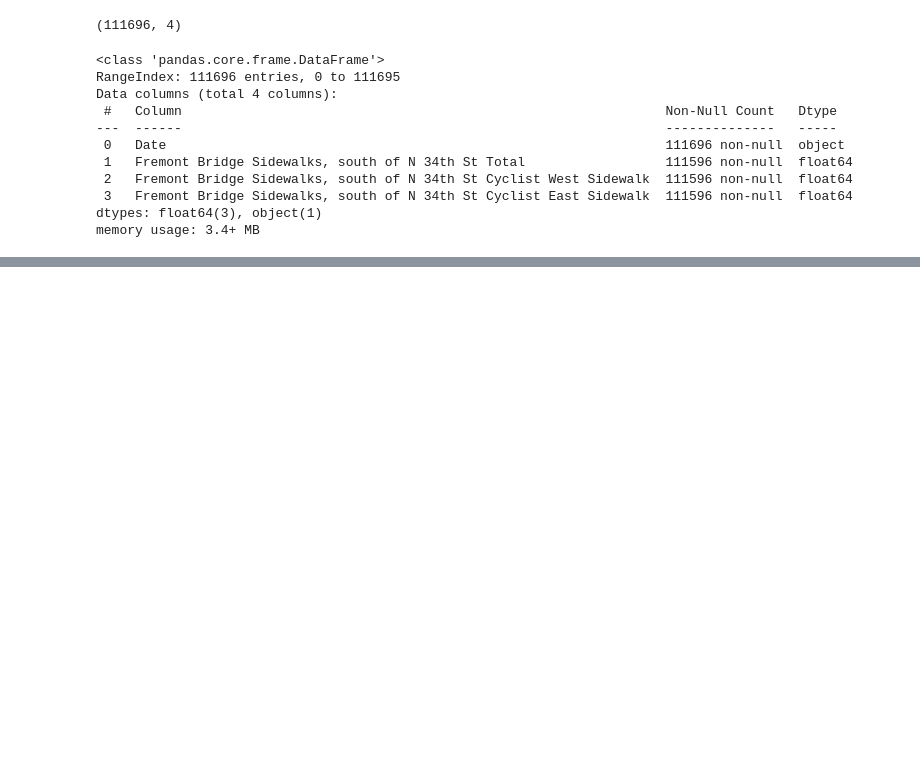
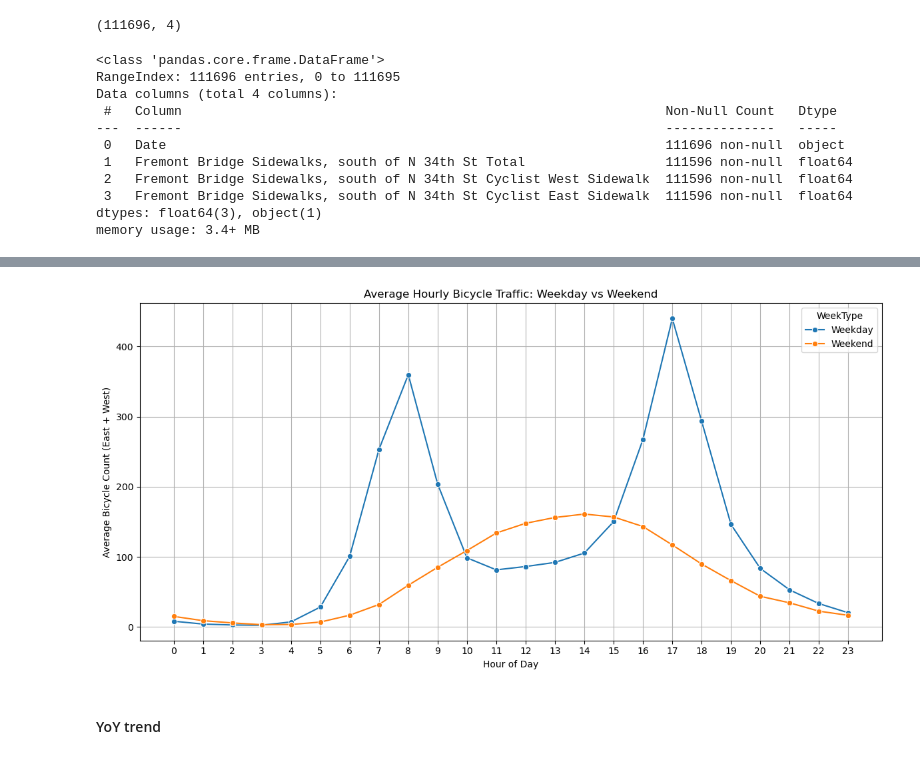
Before and after one commit to sba24130/SSBD_Summer_Repeat, a Jupyter notebook: sba24130_DVT_Summer_CA.ipynb, the cells around one changed output, grey strips where cells are left out. Drawn from its saved outputs; the diff is of its cells as text; code cells hidden in the pictures; blank space fills up the shorter version.

```diff
--- a/sba24130_DVT_Summer_CA.ipynb
+++ b/sba24130_DVT_Summer_CA.ipynb
@@ -45,0 +312,4 @@ memory usage: 3.4+ MB
+# %%
+# Group by WeekType and Hour, then average total counts
+hourly_trend = df.groupby(['WeekType', 'Hour'])[['East', 'West']].mean()
+hourly_trend
@@ -45,0 +335,4 @@ memory usage: 3.4+ MB
+# %%
+# Sum East + West to get total sidewalk use
+hourly_trend['Total'] = hourly_trend['East'] + hourly_trend['West']
+hourly_trend['Total']
@@ -45,0 +357,4 @@ memory usage: 3.4+ MB
+# %%
+# Reset index for plotting
+hourly_trend = hourly_trend.reset_index()
+hourly_trend
@@ -45,0 +379,15 @@ memory usage: 3.4+ MB
+# %%
+# Plot
+plt.figure(figsize=(12,6))
+sns.lineplot(data=hourly_trend, x='Hour', y='Total', hue='WeekType', marker='o')
+plt.title('Average Hourly Bicycle Traffic: Weekday vs Weekend')
+plt.xlabel('Hour of Day')
+plt.ylabel('Average Bicycle Count (East + West)')
+plt.xticks(range(0, 24))
+plt.grid(True)
+plt.tight_layout()
+plt.show()
+# %% [output]
+[figure, added]
+# %% [markdown]
+#### YoY trend
```
Also changed, not shown: parts of 34 cells of this notebook.
